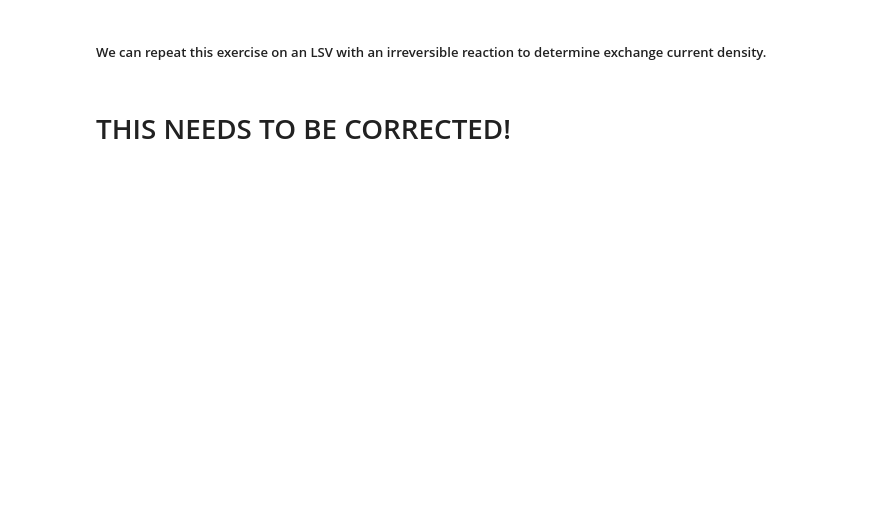
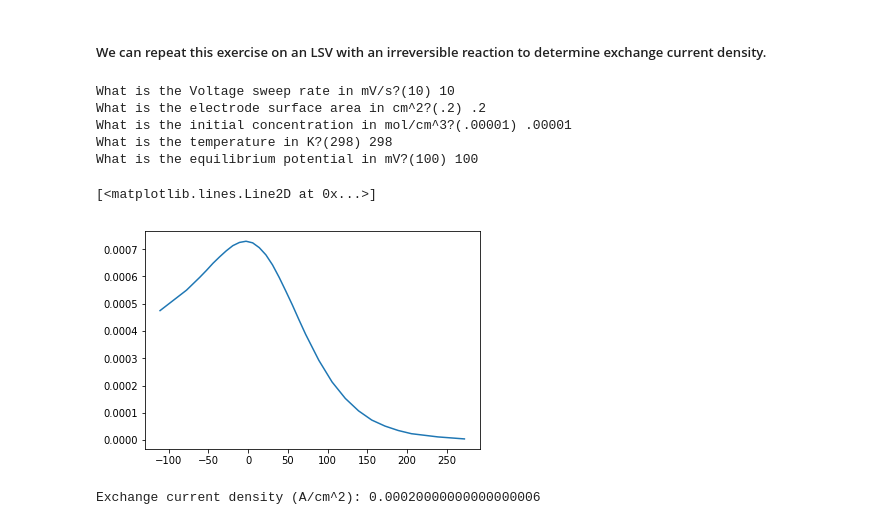
Before and after one commit to kirkpsmith/voltammetry.py, a Jupyter notebook: lsv_example.ipynb, the cells around one changed output. Drawn from its saved outputs; the diff is of its cells as text; code cells hidden in the pictures; blank space fills up the shorter version.

```diff
--- a/lsv_example.ipynb
+++ b/lsv_example.ipynb
@@ -121,35 +130,43 @@ irrev_dim_voltage=irrev_dim_values['dimensionless_Voltage'].values
 # %%
 ##We will now prompt the user to submit known parameters (THESE CAN BE CHANGED OR MADE MORE CONVENIENT)
 sweep_rate= float(input("What is the Voltage sweep rate in mV/s?(10)"))
 electrode_surface_area= float(input("What is the electrode surface area in cm^2?(.2)"))
 concentration_initial= float(input("What is the initial concentration in mol/cm^3?(.00001)"))
 Temp= float(input("What is the temperature in K?(298)"))
 eq_pot= float(input("What is the equilibrium potential in mV?(100)"))
 
 ##we are inserting a diffusion coefficient to check math here, we will estimate this later:
 Diff_coeff=0.00001
 
 ## Here we define constant variables, these can be made to user inputs if needed.
 n=1
 Faradays_const=96285
 R_const=8.314
 exchange_current_density=0.0002
 kinetic_coefficient=exchange_current_density/n/Faradays_const/electrode_surface_area/concentration_initial
 transfer_coefficient=.6
 eV_const=59.1
 
 
 beta=transfer_coefficient*n*Faradays_const*sweep_rate/R_const/Temp/1000
 Pre=(concentration_initial*n*Faradays_const*
     math.sqrt(Diff_coeff*sweep_rate*transfer_coefficient
     *Faradays_const/(R_const*Temp*1000)))
 
 
 
 output_voltage=eq_pot+irrev_dim_voltage/transfer_coefficient-eV_const/transfer_coefficient*math.log(math.sqrt(math.pi*Diff_coeff*beta)/kinetic_coefficient)
 output_current=Pre*irrev_dim_current
+
+plt.plot(output_voltage,output_current)
+# %% [output]
+What is the Voltage sweep rate in mV/s?(10) 10
+What is the electrode surface area in cm^2?(.2) .2
+What is the initial concentration in mol/cm^3?(.00001) .00001
+What is the temperature in K?(298) 298
+What is the equilibrium potential in mV?(100) 100
+[<matplotlib.lines.Line2D at 0x...>]
+[figure, added]
-# %% [markdown]
-# THIS NEEDS TO BE CORRECTED!
 # %%
 # Fitting Diff_Coeff
 from scipy import optimize
@@ -158,6 +175,8 @@ from scipy import optimize
 def test_func(irrev_dim_voltage, exchange_current_density):
     return eq_pot+irrev_dim_voltage/transfer_coefficient-eV_const/transfer_coefficient*math.log(math.sqrt(math.pi*Diff_coeff*beta)/(exchange_current_density/n/Faradays_const/electrode_surface_area/concentration_initial))
 
-params, params_covariance = optimize.curve_fit(test_func, rev_dim_current, output_current,p0=None,bounds = (0,[1]))
+params, params_covariance = optimize.curve_fit(test_func, irrev_dim_voltage, output_voltage,p0=None,bounds = (0,[1]))
 
 print("Exchange current density (A/cm^2): {}".format(params[0]))
+# %% [output]
+Exchange current density (A/cm^2): 0.00020000000000000006
```
Also changed, not shown: parts of 4 cells of this notebook, 1 other file.
